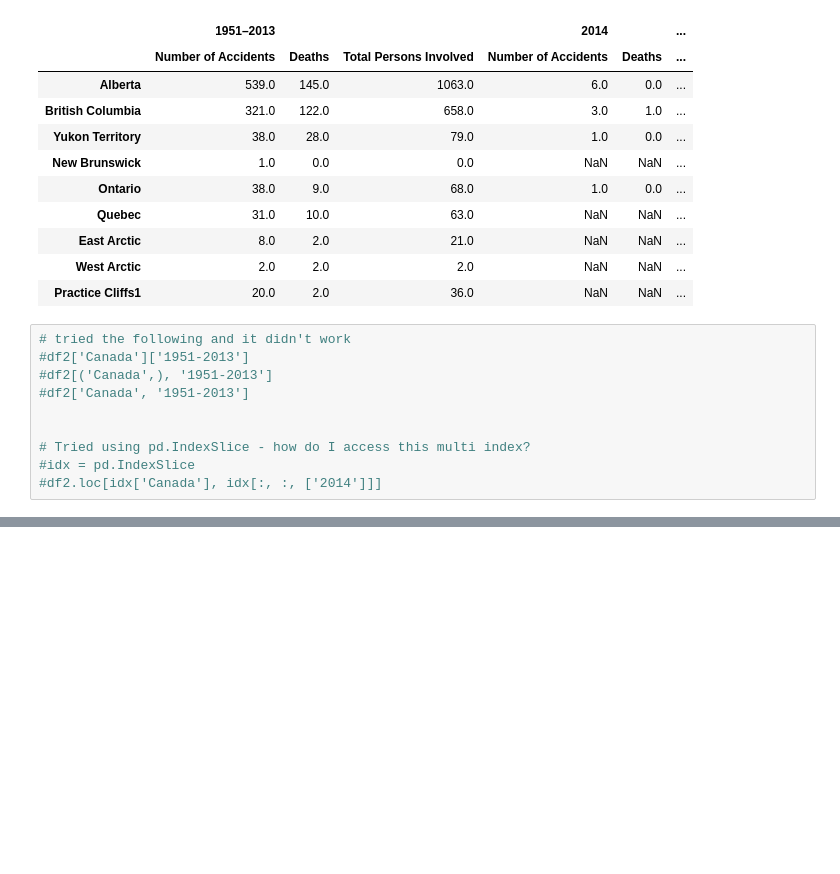
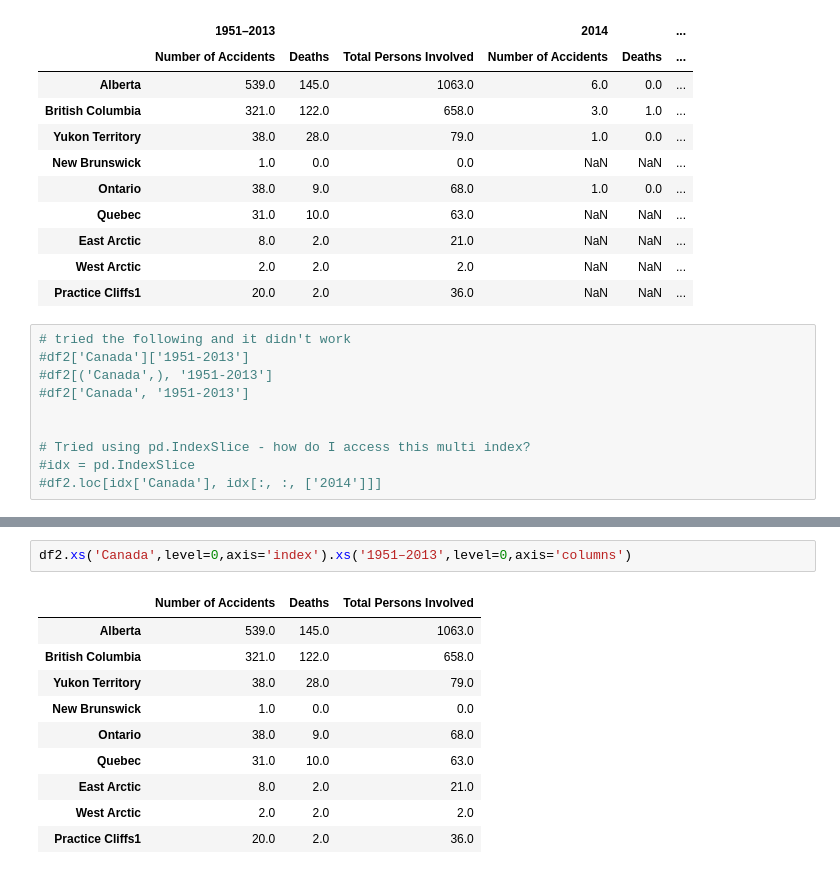
Before and after one commit to AlbertDeFusco/ANAM_Vis, a Jupyter notebook: ANAM_1951-2014_w_bokeh.ipynb, the cells around one changed output, grey strips where cells are left out. Cells and saved outputs as stored; diff of their text form; blank space fills up the shorter version.

```diff
--- a/ANAM_1951-2014_w_bokeh.ipynb
+++ b/ANAM_1951-2014_w_bokeh.ipynb
@@ -154,0 +245,13 @@ df2.loc[idx['Canada', :]]
+# %%
+df2.xs('Canada',level=0,axis='index').xs('1951–2013',level=0,axis='columns')
+# %% [output]
+|  | Number of Accidents | Deaths | Total Persons Involved |
+| Alberta | 539.0 | 145.0 | 1063.0 |
+| British Columbia | 321.0 | 122.0 | 658.0 |
+| Yukon Territory | 38.0 | 28.0 | 79.0 |
+| New Brunswick | 1.0 | 0.0 | 0.0 |
+| Ontario | 38.0 | 9.0 | 68.0 |
+| Quebec | 31.0 | 10.0 | 63.0 |
+| East Arctic | 8.0 | 2.0 | 21.0 |
+| West Arctic | 2.0 | 2.0 | 2.0 |
+| Practice Cliffs1 | 20.0 | 2.0 | 36.0 |
```
Also changed, not shown: parts of 7 cells of this notebook, 1 other file.
